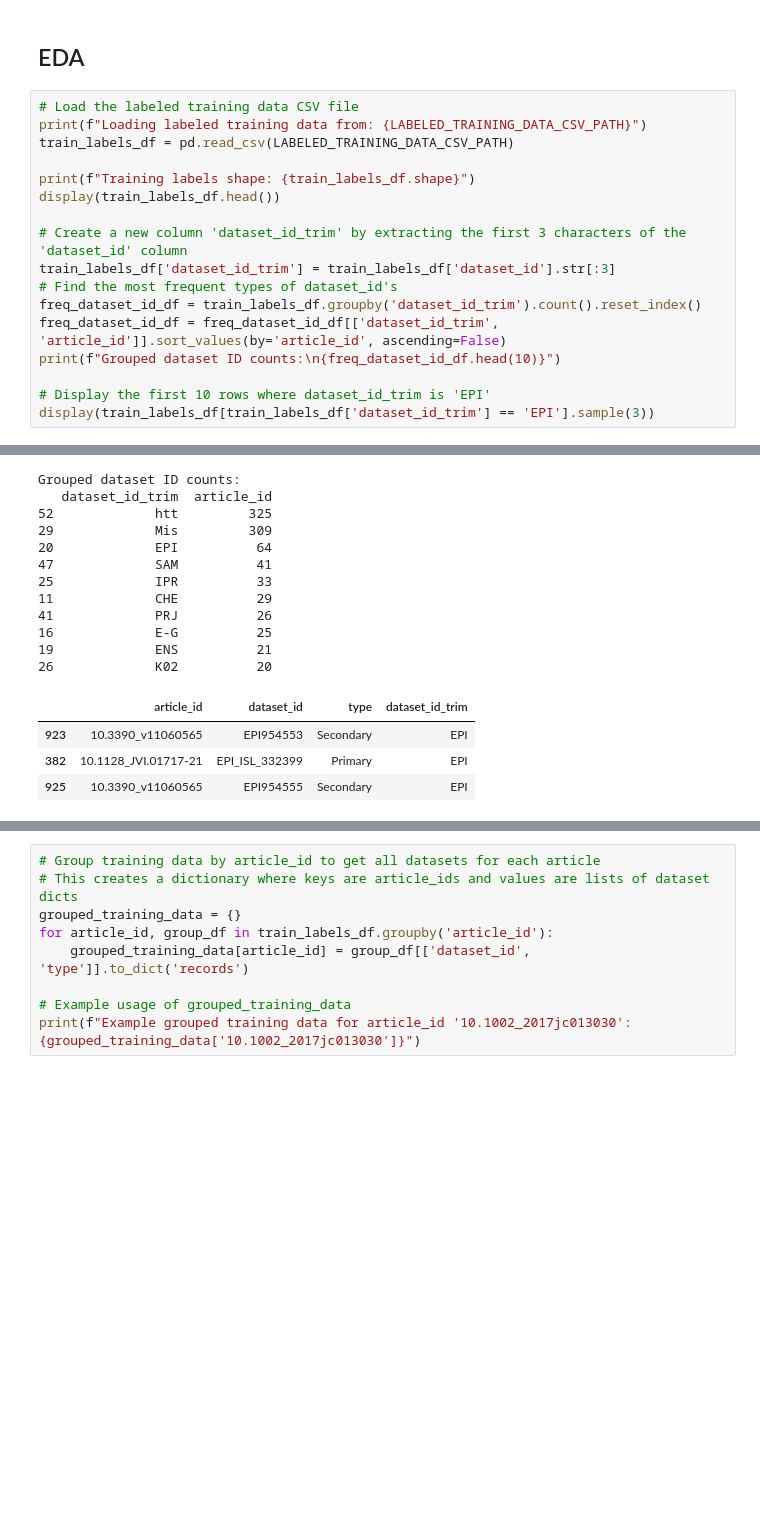
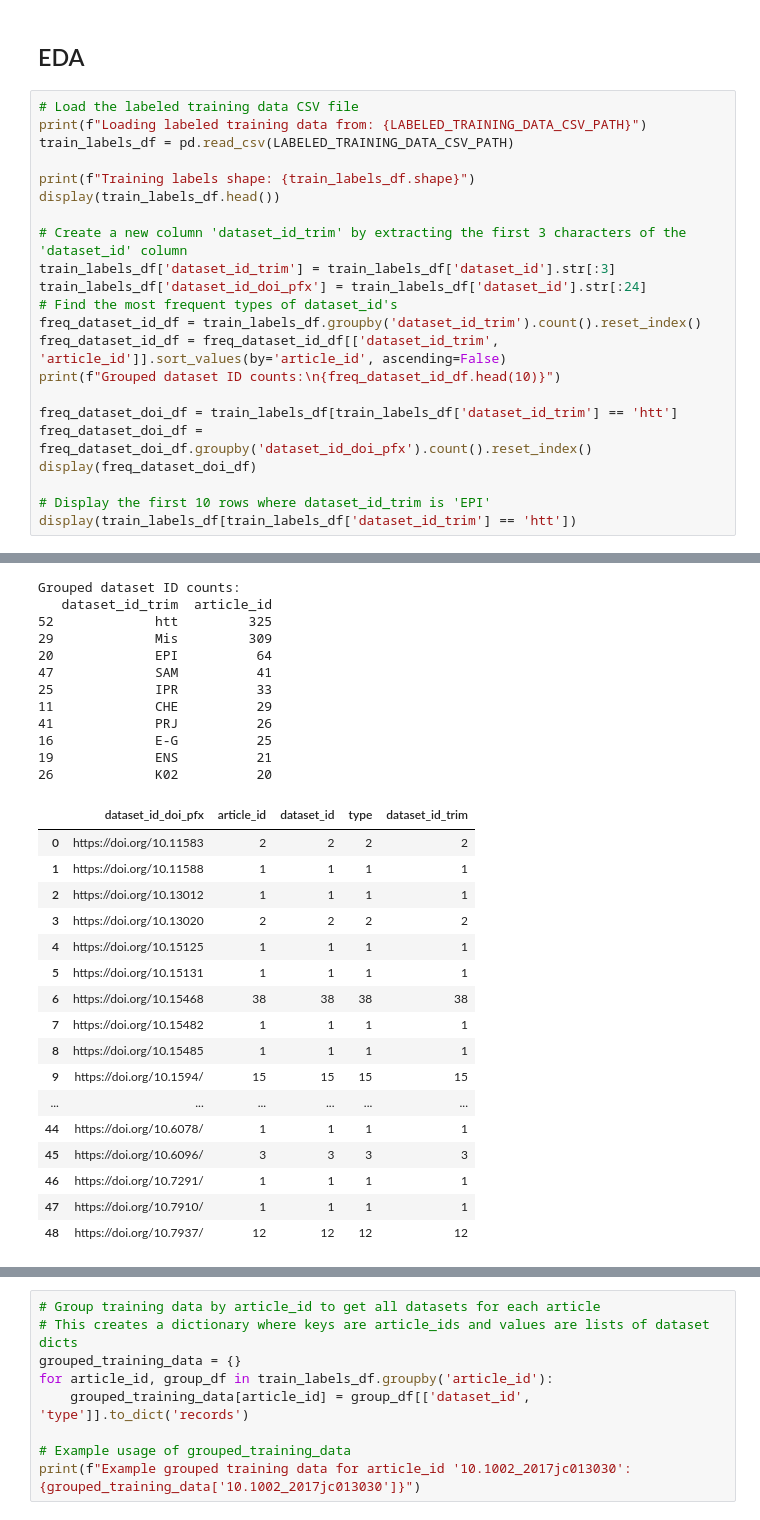
Before and after one commit to JimGile/make-data-count-classifier, a Jupyter notebook: mdc-one-shot-qwen-brute-force.ipynb, the cells around one changed output, grey strips where cells are left out. Saved outputs shown, nothing was run; the diff lists cells and outputs as text; blank space fills up the shorter version.

```diff
--- a/mdc-one-shot-qwen-brute-force.ipynb
+++ b/mdc-one-shot-qwen-brute-force.ipynb
@@ -691,35 +691,53 @@ display(train_labels_df.head())
 
 # Create a new column 'dataset_id_trim' by extracting the first 3 characters of the 'dataset_id' column
 train_labels_df['dataset_id_trim'] = train_labels_df['dataset_id'].str[:3]
+train_labels_df['dataset_id_doi_pfx'] = train_labels_df['dataset_id'].str[:24]
 # Find the most frequent types of dataset_id's
 freq_dataset_id_df = train_labels_df.groupby('dataset_id_trim').count().reset_index()
 freq_dataset_id_df = freq_dataset_id_df[['dataset_id_trim', 'article_id']].sort_values(by='article_id', ascending=False)
 print(f"Grouped dataset ID counts:\n{freq_dataset_id_df.head(10)}")
 
+freq_dataset_doi_df = train_labels_df[train_labels_df['dataset_id_trim'] == 'htt']
+freq_dataset_doi_df = freq_dataset_doi_df.groupby('dataset_id_doi_pfx').count().reset_index()
+display(freq_dataset_doi_df)
+
 # Display the first 10 rows where dataset_id_trim is 'EPI'
-display(train_labels_df[train_labels_df['dataset_id_trim'] == 'EPI'].sample(3))
+display(train_labels_df[train_labels_df['dataset_id_trim'] == 'htt'])
 # %% [output]
 Loading labeled training data from: ./kaggle/input/make-data-count-finding-data-references\train_labels.csv
 Training labels shape: (1028, 3)
 |  | article_id | dataset_id | type |
 | 0 | 10.1002_2017jc013030 | https://doi.org/10.17882/49388 | Primary |
 | 1 | 10.1002_anie.201916483 | Missing | Missing |
 | 2 | 10.1002_anie.202005531 | Missing | Missing |
 | 3 | 10.1002_anie.202007717 | Missing | Missing |
 | 4 | 10.1002_chem.201902131 | Missing | Missing |
 Grouped dataset ID counts:
    dataset_id_trim  article_id
 52             htt         325
 29             Mis         309
 20             EPI          64
 47             SAM          41
 25             IPR          33
 11             CHE          29
 41             PRJ          26
 16             E-G          25
 19             ENS          21
 26             K02          20
-|  | article_id | dataset_id | type | dataset_id_trim |
-| 923 | 10.3390_v11060565 | EPI954553 | Secondary | EPI |
-| 382 | 10.1128_JVI.01717-21 | EPI_ISL_332399 | Primary | EPI |
-| 925 | 10.3390_v11060565 | EPI954555 | Secondary | EPI |
+|  | dataset_id_doi_pfx | article_id | dataset_id | type | dataset_id_trim |
+| 0 | https://doi.org/10.11583 | 2 | 2 | 2 | 2 |
+| 1 | https://doi.org/10.11588 | 1 | 1 | 1 | 1 |
+| 2 | https://doi.org/10.13012 | 1 | 1 | 1 | 1 |
+| 3 | https://doi.org/10.13020 | 2 | 2 | 2 | 2 |
+| 4 | https://doi.org/10.15125 | 1 | 1 | 1 | 1 |
+| 5 | https://doi.org/10.15131 | 1 | 1 | 1 | 1 |
+| 6 | https://doi.org/10.15468 | 38 | 38 | 38 | 38 |
+| 7 | https://doi.org/10.15482 | 1 | 1 | 1 | 1 |
+| 8 | https://doi.org/10.15485 | 1 | 1 | 1 | 1 |
+| 9 | https://doi.org/10.1594/ | 15 | 15 | 15 | 15 |
+| ... | ... | ... | ... | ... | ... |
+| 44 | https://doi.org/10.6078/ | 1 | 1 | 1 | 1 |
+| 45 | https://doi.org/10.6096/ | 3 | 3 | 3 | 3 |
+| 46 | https://doi.org/10.7291/ | 1 | 1 | 1 | 1 |
+| 47 | https://doi.org/10.7910/ | 1 | 1 | 1 | 1 |
+| 48 | https://doi.org/10.7937/ | 12 | 12 | 12 | 12 |
```
Also changed, not shown: parts of 2 cells of this notebook, 5 other files.
